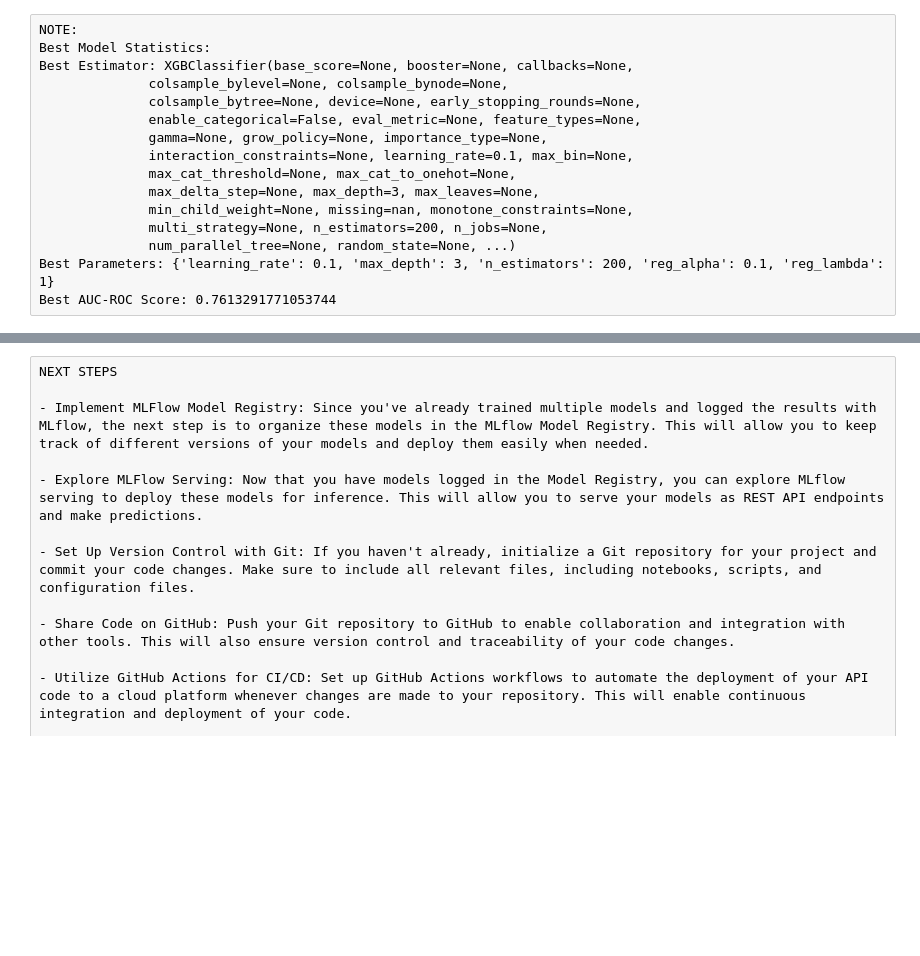
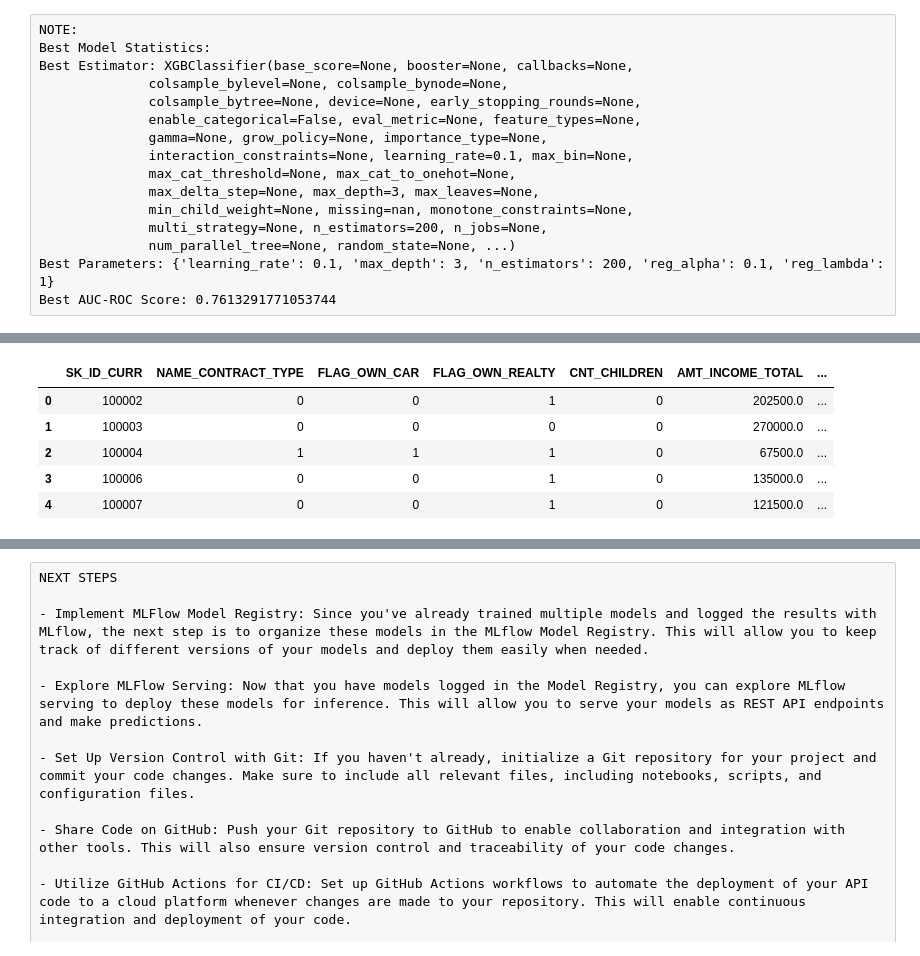
Before and after one commit to Isdinval/OC_PROJET7, a Jupyter notebook: P7_V2.ipynb, the cells around one changed output, grey strips where cells are left out. Cells and saved outputs as stored; diff of their text form; code cells hidden in the pictures; blank space fills up the shorter version.

```diff
--- a/P7_V2.ipynb
+++ b/P7_V2.ipynb
@@ -1466,0 +1675,78 @@ Best AUC-ROC Score: 0.7613291771053744
+# %%
+import pandas as pd
+df_application_train_chatGPT = df_application_train.copy()
+# 1. Debt-to-Income Ratio (DTI)
+df_application_train_chatGPT['DTI'] = df_application_train_chatGPT['AMT_INCOME_TOTAL'] / df_application_train_chatGPT['AMT_ANNUITY']
+
+# 2. Credit Utilization Ratio
+df_application_train_chatGPT['Credit_Utilization_Ratio'] = df_application_train_chatGPT['AMT_CREDIT'] / df_application_train_chatGPT['AMT_INCOME_TOTAL']
+
+# 3. Length of Employment (in years)
+df_application_train_chatGPT['Length_of_Employment_years'] = -df_application_train_chatGPT['DAYS_EMPLOYED'] / 365
+
+# 4. Age at Application
+df_application_train_chatGPT['Age_at_Application'] = -df_application_train_chatGPT['DAYS_BIRTH'] / 365
+
+# 5. Number of Dependents per Income
+df_application_train_chatGPT['Dependents_per_Income'] = df_application_train_chatGPT['CNT_CHILDREN'] / df_application_train_chatGPT['AMT_INCOME_TOTAL']
+
+# 6. Income Stability
+# You can compute this based on variations in income amounts or frequency of income changes.
+# For simplicity, let's assume Income Stability as the standard deviation of income over the last 12 months.
+df_application_train_chatGPT['Income_Stability'] = df_application_train_chatGPT.groupby('SK_ID_CURR')['AMT_INCOME_TOTAL'].transform(lambda x: x.rolling(window=12).std())
+
+# 7. Credit History Length
+# You can compute this based on the difference between the earliest and latest credit application dates.
+df_application_train_chatGPT['Credit_History_Length'] = df_application_train_chatGPT['DAYS_ID_PUBLISH'] - df_application_train_chatGPT['DAYS_REGISTRATION']
+
+# 8. Payment History
+# You can analyze this based on the number of late payments or defaults on previous loans.
+# For simplicity, let's assume Payment History as the sum of OBS_30_CNT_SOCIAL_CIRCLE and OBS_60_CNT_SOCIAL_CIRCLE.
+df_application_train_chatGPT['Payment_History'] = df_application_train_chatGPT['OBS_30_CNT_SOCIAL_CIRCLE'] + df_application_train_chatGPT['OBS_60_CNT_SOCIAL_CIRCLE']
+
+# 9. Property Ownership Status
+# Let's create a binary feature indicating whether the client owns a property.
+df_application_train_chatGPT['Property_Ownership'] = df_application_train_chatGPT['FLAG_OWN_REALTY']
+
+# 10. Number of Credit Inquiries
+# Let's count the number of recent credit inquiries made by the client.
+df_application_train_chatGPT['Credit_Inquiries'] = df_application_train_chatGPT[['AMT_REQ_CREDIT_BUREAU_HOUR', 'AMT_REQ_CREDIT_BUREAU_DAY',
+                                 'AMT_REQ_CREDIT_BUREAU_WEEK', 'AMT_REQ_CREDIT_BUREAU_MON',
+                                 'AMT_REQ_CREDIT_BUREAU_QRT', 'AMT_REQ_CREDIT_BUREAU_YEAR']].sum(axis=1)
+
+# Age at Application: Calculate the age of the applicant at the time of application using the DAYS_BIRTH feature
+# Convert DAYS_BIRTH to years and subtract from the current year
+df_application_train_chatGPT['AGE_AT_APPLICATION'] = round(-df_application_train_chatGPT['DAYS_BIRTH'] / 365, 2)
+
+# Years Employed: Calculate the number of years the applicant has been employed using the DAYS_EMPLOYED feature.
+# Convert DAYS_EMPLOYED to years
+df_application_train_chatGPT['YEARS_EMPLOYED'] = round(-df_application_train_chatGPT['DAYS_EMPLOYED'] / 365, 2)
+
+# Income per Family Member: Calculate the income per family member using the AMT_INCOME_TOTAL and CNT_FAM_MEMBERS features.
+df_application_train_chatGPT['INCOME_PER_MEMBER'] = df_application_train_chatGPT['AMT_INCOME_TOTAL'] / df_application_train_chatGPT['CNT_FAM_MEMBERS']
+
+# Credit to Income Ratio: Calculate the ratio of the credit amount to the applicant's income.
+df_application_train_chatGPT['CREDIT_INCOME_RATIO'] = df_application_train_chatGPT['AMT_CREDIT'] / df_application_train_chatGPT['AMT_INCOME_TOTAL']
+
+
+# Annuity to Income Ratio: Calculate the ratio of the loan annuity to the applicant's income.
+df_application_train_chatGPT['ANNUNITY_INCOME_RATIO'] = df_application_train_chatGPT['AMT_ANNUITY'] / df_application_train_chatGPT['AMT_INCOME_TOTAL']
+
+
+# Length of Employment in Years: Calculate the length of employment in years based on DAYS_EMPLOYED.
+df_application_train_chatGPT['EMPLOYMENT_LENGTH_YEARS'] = round(-df_application_train_chatGPT['DAYS_EMPLOYED'] / 365, 2)
+
+# Number of Documents Submitted: Sum up the binary document flags to get the total number of documents submitted.
+document_flags = [col for col in df_application_train_chatGPT.columns if 'FLAG_DOCUMENT' in col]
+df_application_train_chatGPT['NUM_DOCUMENTS_SUBMITTED'] = df_application_train_chatGPT[document_flags].sum(axis=1)
+
+
+# Display the updated dataframe with new features
+display(df_application_train_chatGPT.head())
+# %% [output]
+|  | SK_ID_CURR | NAME_CONTRACT_TYPE | FLAG_OWN_CAR | FLAG_OWN_REALTY | CNT_CHILDREN | AMT_INCOME_TOTAL | ... |
+| 0 | 100002 | 0 | 0 | 1 | 0 | 202500.0 | ... |
+| 1 | 100003 | 0 | 0 | 0 | 0 | 270000.0 | ... |
+| 2 | 100004 | 1 | 1 | 1 | 0 | 67500.0 | ... |
+| 3 | 100006 | 0 | 0 | 1 | 0 | 135000.0 | ... |
+| 4 | 100007 | 0 | 0 | 1 | 0 | 121500.0 | ... |
```
Also changed, not shown: parts of 11 cells of this notebook.
